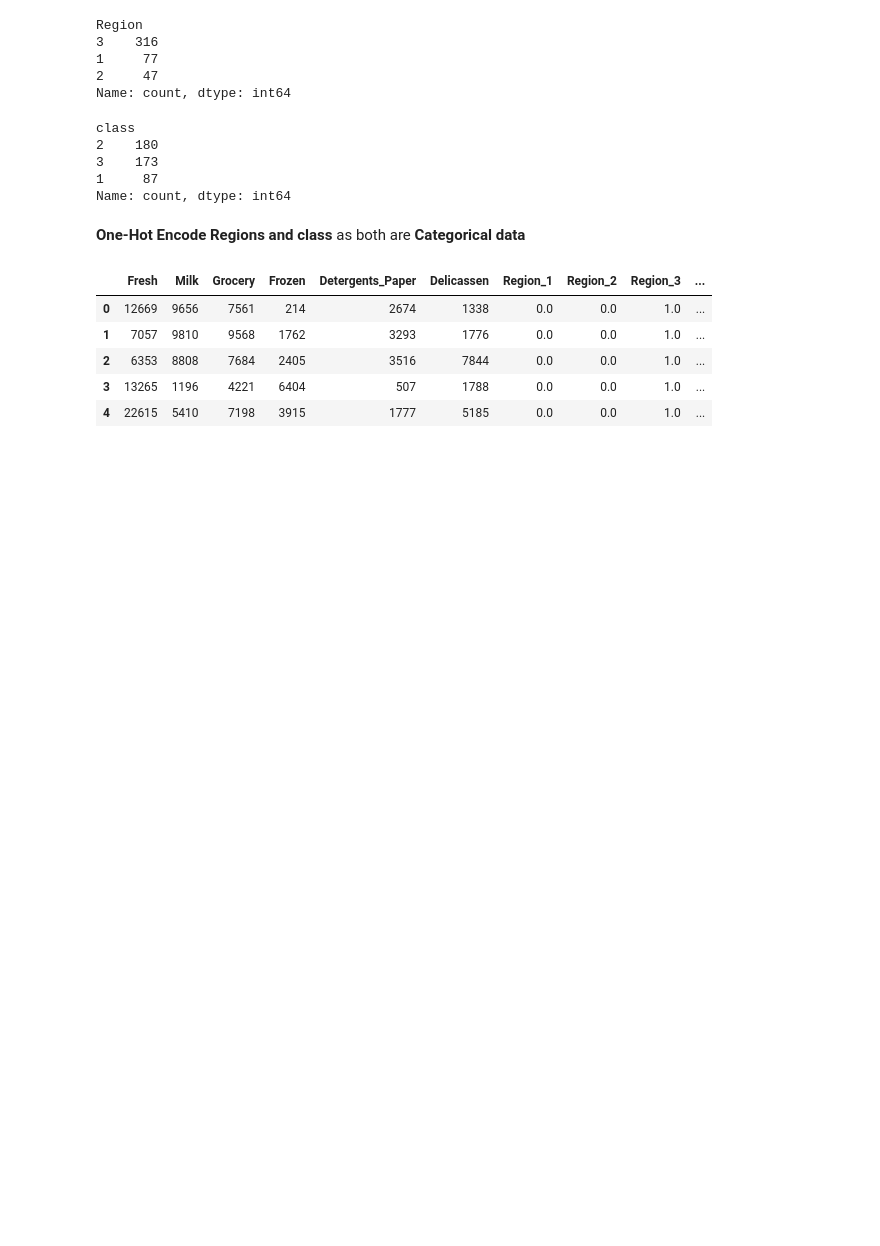
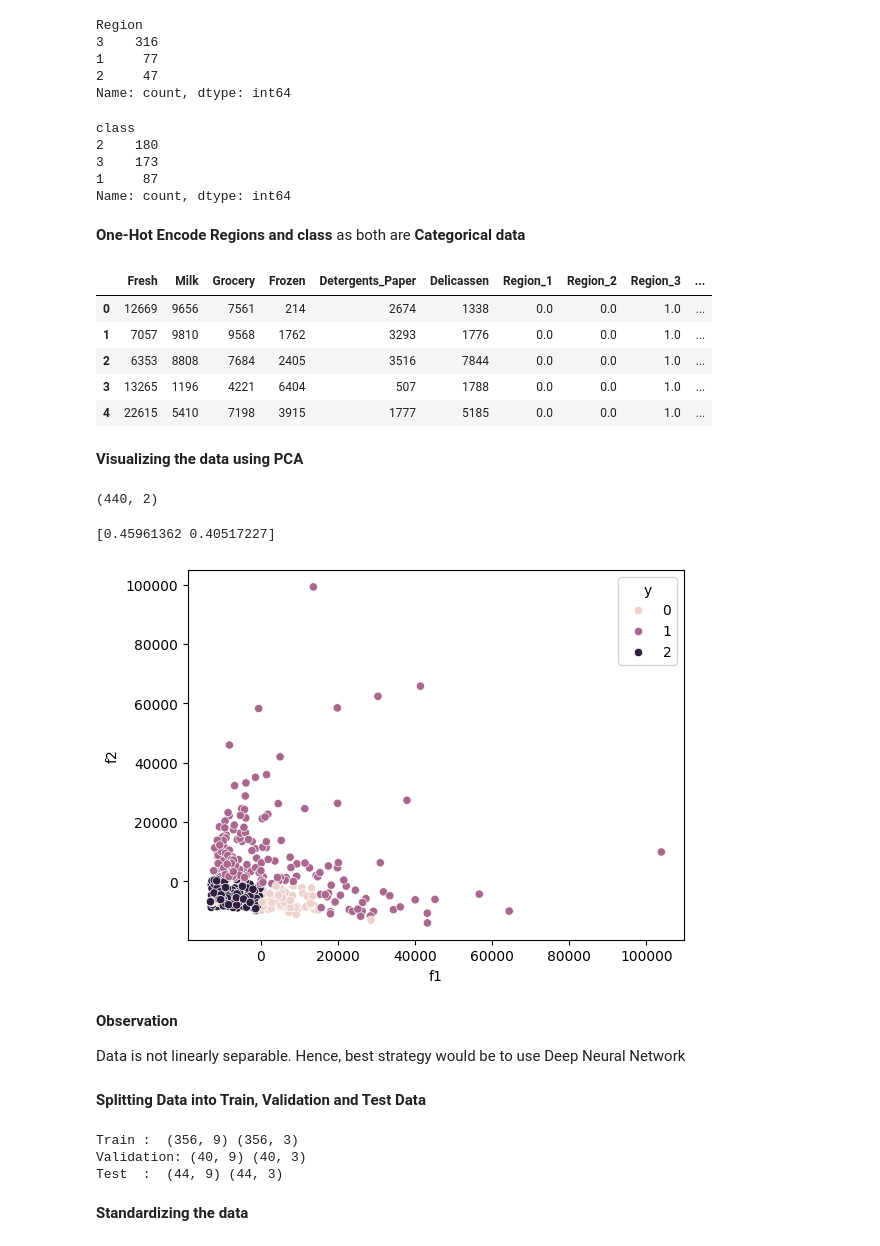
Before and after one commit to Himanshu-Kumar-123/deep-learning-optimizers, a Jupyter notebook: Optimizers.ipynb, the cells around one changed output. Cells and saved outputs as stored; diff of their text form; code cells hidden in the pictures; blank space fills up the shorter version.

```diff
--- a/Optimizers.ipynb
+++ b/Optimizers.ipynb
@@ -114,3 +114,50 @@ df.head()
 | 2 | 6353 | 8808 | 7684 | 2405 | 3516 | 7844 | 0.0 | 0.0 | 1.0 | ... |
 | 3 | 13265 | 1196 | 4221 | 6404 | 507 | 1788 | 0.0 | 0.0 | 1.0 | ... |
 | 4 | 22615 | 5410 | 7198 | 3915 | 1777 | 5185 | 0.0 | 0.0 | 1.0 | ... |
+# %%
+X = df.drop(columns=['class_1','class_2','class_3'])
+y = df[['class_1','class_2','class_3']]
+# %% [markdown]
+**Visualizing the data using PCA**
+# %%
+from sklearn.decomposition import PCA
+
+# reducing features to just 2 features
+pca = PCA(n_components=2)
+visual_1 = pca.fit_transform(X)
+visual_1.shape
+# %% [output]
+(440, 2)
+# %%
+df2 = pd.DataFrame(visual_1, columns=['f1', 'f2'])
+df2['y'] = np.argmax(y.values, axis=1)  # converts: [1, 0, 0] → 0 (class 1), [0, 1, 0] → 1 (class 2), [0, 0, 1] → 2 (class 3)
+print(pca.explained_variance_ratio_)
+sns.scatterplot(data= df2, x= 'f1',y = 'f2' , hue = 'y')
+plt.show()
+# %% [output]
+[0.45961362 0.40517227]
+[figure, added]
+# %% [markdown]
+**Observation**
+
+Data is not linearly separable. Hence, best strategy would be to use Deep Neural Network
+# %% [markdown]
+**Splitting Data into Train, Validation and Test Data**
+# %%
+from sklearn.model_selection import train_test_split
+
+# 90% Train+Val → X_train_val, y_train_val # 10% Test set → X_test, y_test
+X_train_val, X_test, y_train_val, y_test = train_test_split(X, y, test_size=0.1, random_state=42)
+
+# 90% Train → X_train, y_train (i.e., 81% of original data) # 10% Validation → X_val, y_val (i.e., 9% of original data)
+X_train, X_val, y_train, y_val = train_test_split(X_train_val, y_train_val, test_size=0.1, random_state=42)
+
+print('Train : ', X_train.shape, y_train.shape)
+print('Validation:', X_val.shape, y_val.shape)
+print('Test  : ', X_test.shape, y_test.shape)
+# %% [output]
+Train :  (356, 9) (356, 3)
+Validation: (40, 9) (40, 3)
+Test  :  (44, 9) (44, 3)
+# %% [markdown]
+**Standardizing the data**
```
Also changed, not shown: parts of 6 cells of this notebook.
